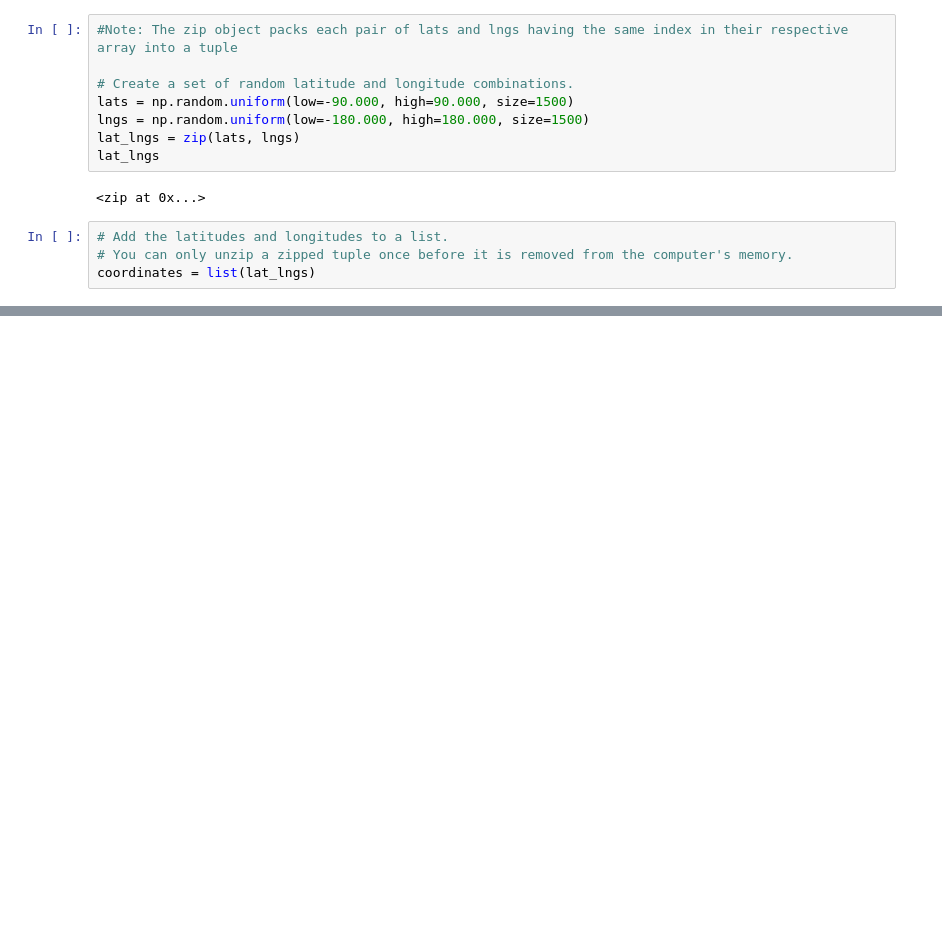
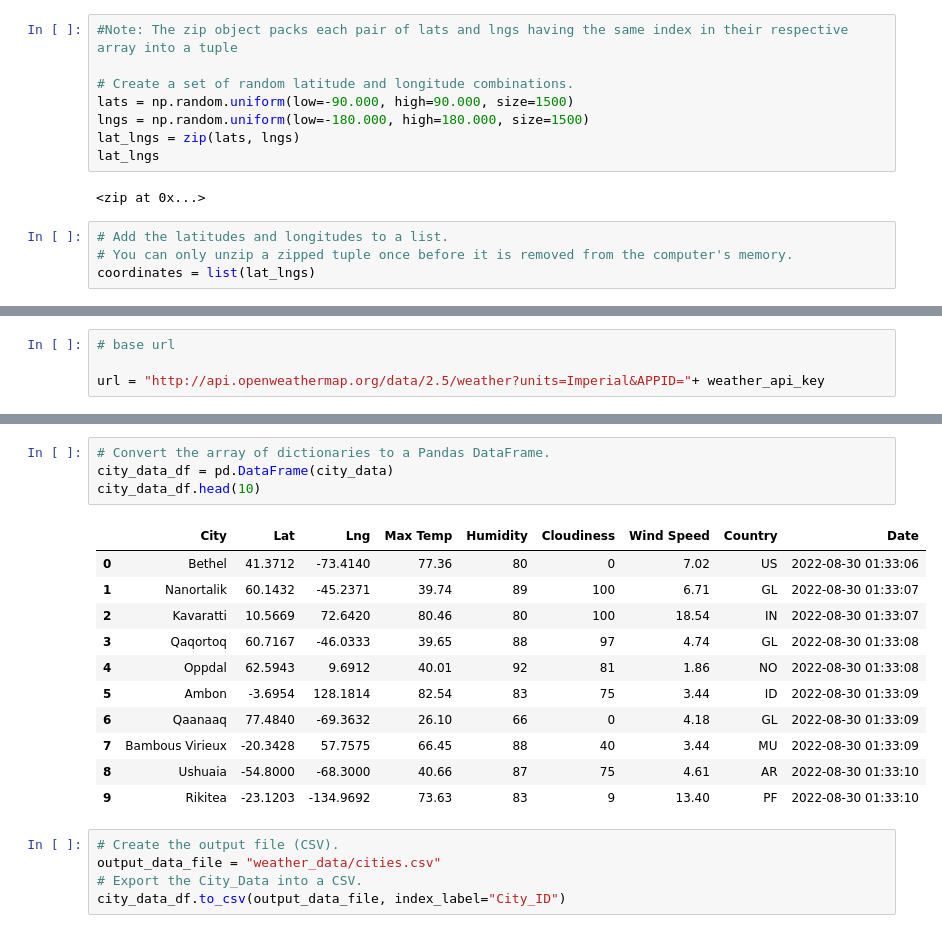
Before and after one commit to mmcdan13/World_Weather_Analysis, a Jupyter notebook: WeatherPy.ipynb, the cells around one changed output, grey strips where cells are left out. Cells and saved outputs as stored; diff of their text form; blank space fills up the shorter version.

Commit message:
modifying .gitignore and adding WeatherPy and weather_data

```diff
--- a/WeatherPy.ipynb
+++ b/WeatherPy.ipynb
@@ -56,0 +61,4 @@ len(cities)
+# %%
+# base url
+
+url = "http://api.openweathermap.org/data/2.5/weather?units=Imperial&APPID="+ weather_api_key
@@ -56,0 +144,21 @@ len(cities)
+# %%
+# Convert the array of dictionaries to a Pandas DataFrame.
+city_data_df = pd.DataFrame(city_data)
+city_data_df.head(10)
+# %% [output]
+|  | City | Lat | Lng | Max Temp | Humidity | Cloudiness | Wind Speed | Country | Date |
+| 0 | Bethel | 41.3712 | -73.4140 | 77.36 | 80 | 0 | 7.02 | US | 2022-08-30 01:33:06 |
+| 1 | Nanortalik | 60.1432 | -45.2371 | 39.74 | 89 | 100 | 6.71 | GL | 2022-08-30 01:33:07 |
+| 2 | Kavaratti | 10.5669 | 72.6420 | 80.46 | 80 | 100 | 18.54 | IN | 2022-08-30 01:33:07 |
+| 3 | Qaqortoq | 60.7167 | -46.0333 | 39.65 | 88 | 97 | 4.74 | GL | 2022-08-30 01:33:08 |
+| 4 | Oppdal | 62.5943 | 9.6912 | 40.01 | 92 | 81 | 1.86 | NO | 2022-08-30 01:33:08 |
+| 5 | Ambon | -3.6954 | 128.1814 | 82.54 | 83 | 75 | 3.44 | ID | 2022-08-30 01:33:09 |
+| 6 | Qaanaaq | 77.4840 | -69.3632 | 26.10 | 66 | 0 | 4.18 | GL | 2022-08-30 01:33:09 |
+| 7 | Bambous Virieux | -20.3428 | 57.7575 | 66.45 | 88 | 40 | 3.44 | MU | 2022-08-30 01:33:09 |
+| 8 | Ushuaia | -54.8000 | -68.3000 | 40.66 | 87 | 75 | 4.61 | AR | 2022-08-30 01:33:10 |
+| 9 | Rikitea | -23.1203 | -134.9692 | 73.63 | 83 | 9 | 13.40 | PF | 2022-08-30 01:33:10 |
+# %%
+# Create the output file (CSV).
+output_data_file = "weather_data/cities.csv"
+# Export the City_Data into a CSV.
+city_data_df.to_csv(output_data_file, index_label="City_ID")
```
Also changed, not shown: parts of 4 cells of this notebook, 3 other files.
